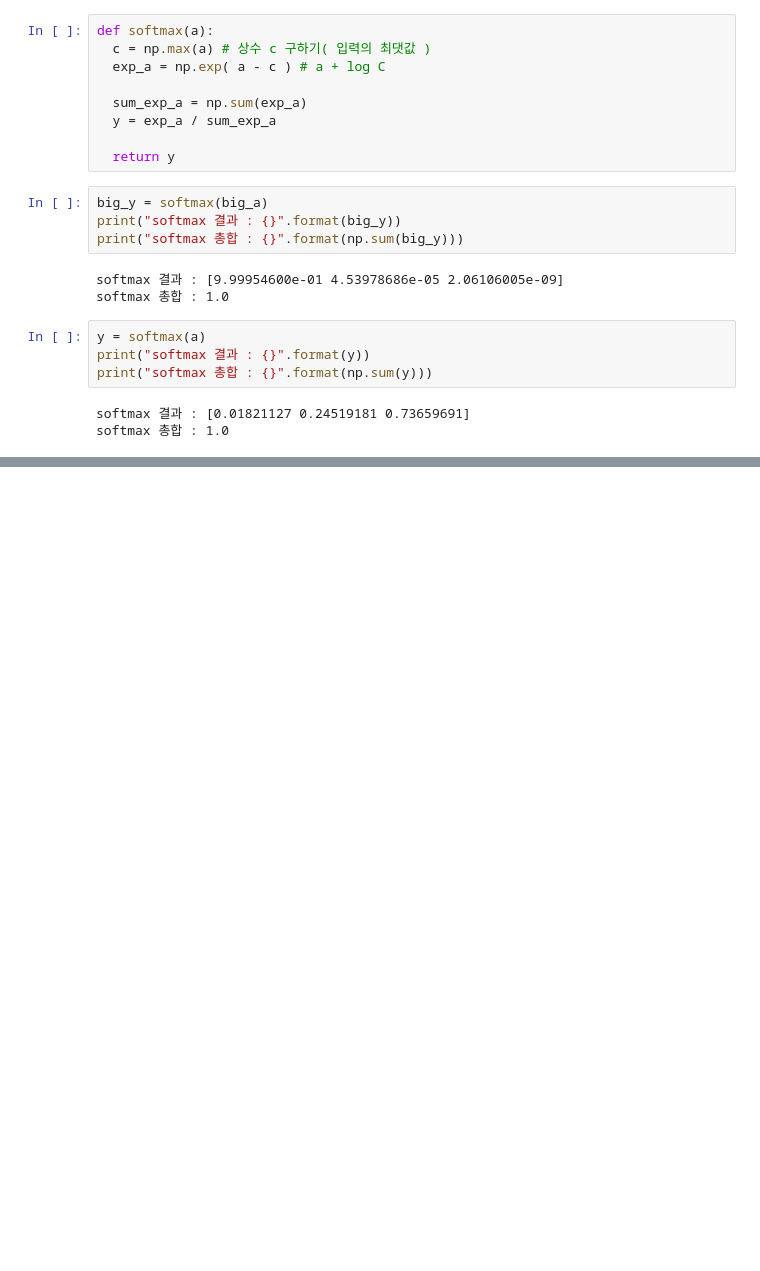
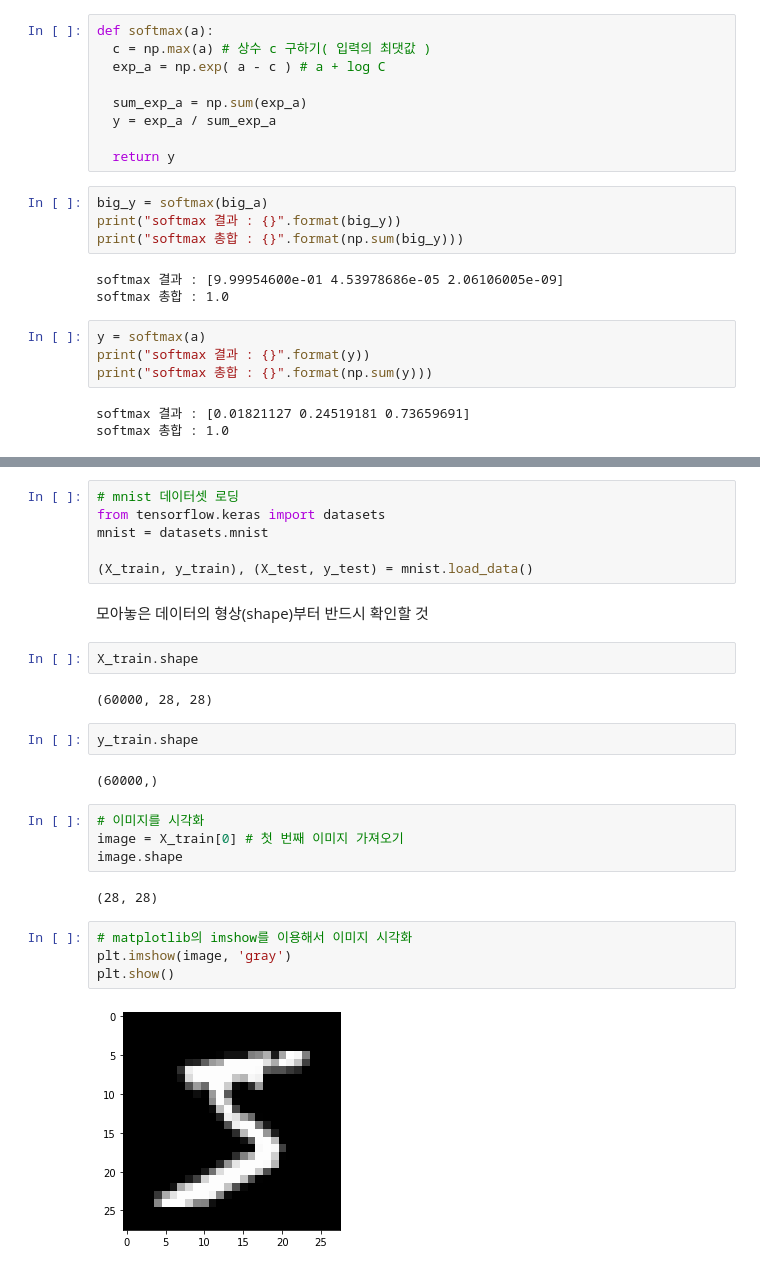
Before and after one commit to wjh818/Data_hwj, a Jupyter notebook: Deep_Learning/5_출력층_설계.ipynb, the cells around one changed output, grey strips where cells are left out. Cells and saved outputs as stored; diff of their text form; blank space fills up the shorter version.

```diff
--- a/Deep_Learning/5_출력층_설계.ipynb
+++ b/Deep_Learning/5_출력층_설계.ipynb
@@ -102,0 +111,28 @@ softmax 총합 : 1.0
+# %%
+# mnist 데이터셋 로딩
+from tensorflow.keras import datasets
+mnist = datasets.mnist
+
+(X_train, y_train), (X_test, y_test) = mnist.load_data()
+# %% [markdown]
+모아놓은 데이터의 형상(shape)부터 반드시 확인할 것
+# %%
+X_train.shape
+# %% [output]
+(60000, 28, 28)
+# %%
+y_train.shape
+# %% [output]
+(60000,)
+# %%
+# 이미지를 시각화
+image = X_train[0] # 첫 번째 이미지 가져오기
+image.shape
+# %% [output]
+(28, 28)
+# %%
+# matplotlib의 imshow를 이용해서 이미지 시각화
+plt.imshow(image, 'gray')
+plt.show()
+# %% [output]
+[figure, added]
```
Also changed, not shown: parts of 24 cells of this notebook.
